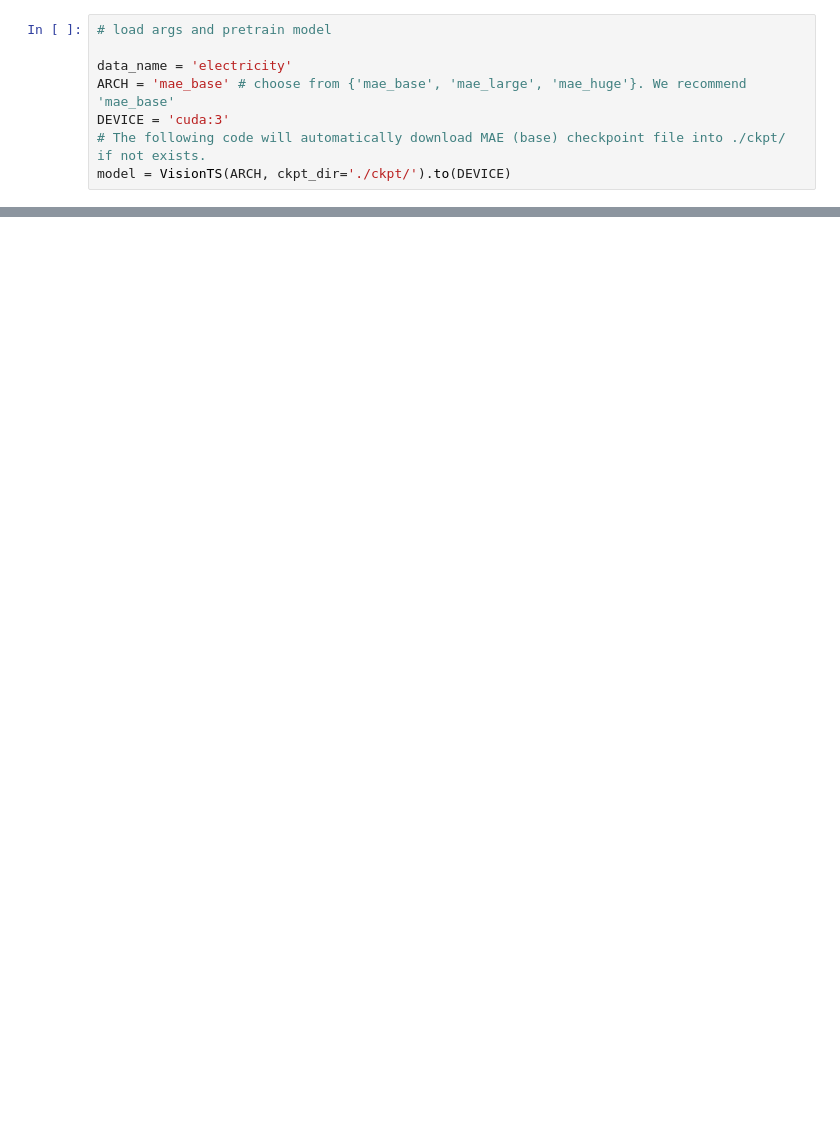
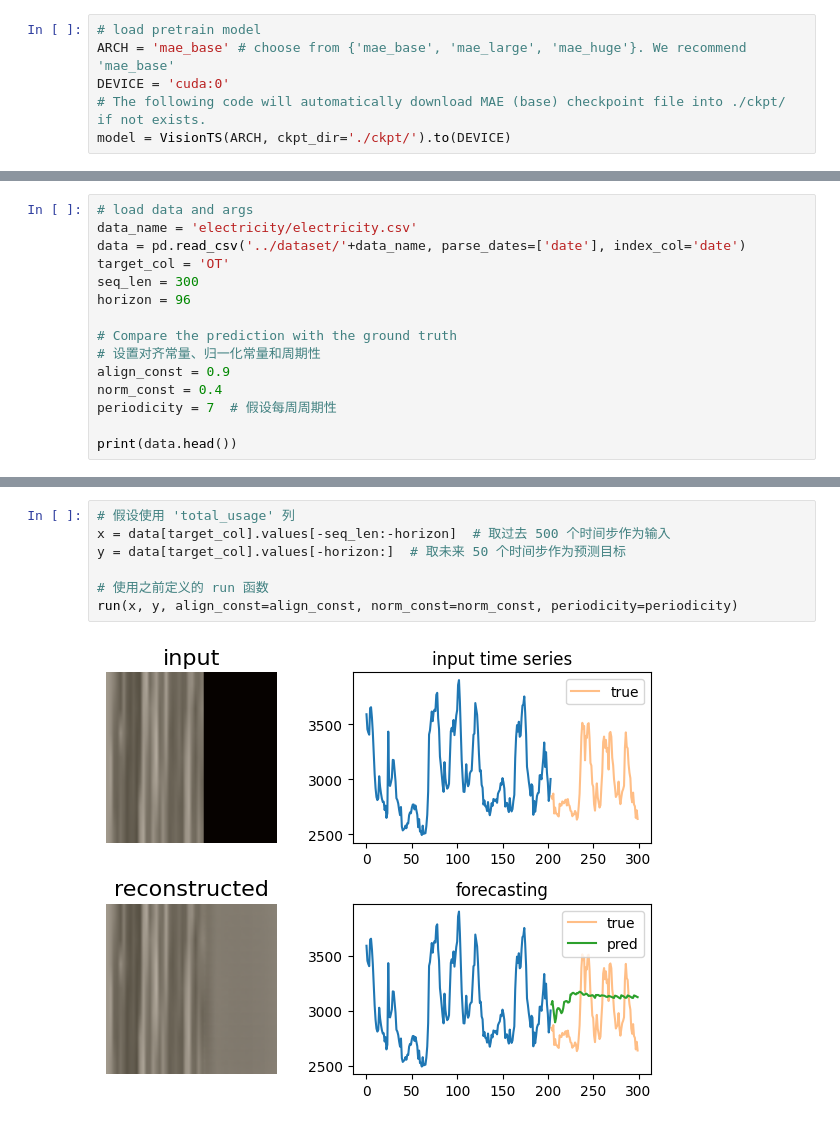
Before and after one commit to siruzhong/Time-VLM, a Jupyter notebook: tutorial/Visual_Representation_of_Time_Series.ipynb, the cells around one changed output, grey strips where cells are left out. Cells and saved outputs as stored; diff of their text form; blank space fills up the shorter version.

```diff
--- a/tutorial/Visual_Representation_of_Time_Series.ipynb
+++ b/tutorial/Visual_Representation_of_Time_Series.ipynb
@@ -10,8 +18,6 @@ from monash import gluonts_util
 # %%
-# load args and pretrain model
-
-data_name = 'electricity'
+# load pretrain model
 ARCH = 'mae_base' # choose from {'mae_base', 'mae_large', 'mae_huge'}. We recommend 'mae_base'
-DEVICE = 'cuda:3'
+DEVICE = 'cuda:0'
 # The following code will automatically download MAE (base) checkpoint file into ./ckpt/ if not exists.
 model = VisionTS(ARCH, ckpt_dir='./ckpt/').to(DEVICE)
@@ -33,0 +24,15 @@ def show_image(image, title=''):
+# %%
+# load data and args
+data_name = 'electricity/electricity.csv'
+data = pd.read_csv('../dataset/'+data_name, parse_dates=['date'], index_col='date')
+target_col = 'OT'
+seq_len = 300
+horizon = 96
+
+# Compare the prediction with the ground truth
+# 设置对齐常量、归一化常量和周期性
+align_const = 0.9
+norm_const = 0.4
+periodicity = 7  # 假设每周周期性
+
+print(data.head())
@@ -33,0 +103,9 @@ def show_image(image, title=''):
+# %%
+# 假设使用 'total_usage' 列
+x = data[target_col].values[-seq_len:-horizon]  # 取过去 500 个时间步作为输入
+y = data[target_col].values[-horizon:]  # 取未来 50 个时间步作为预测目标
+
+# 使用之前定义的 run 函数
+run(x, y, align_const=align_const, norm_const=norm_const, periodicity=periodicity)
+# %% [output]
+[figure, added]
```
Also changed, not shown: parts of 7 cells of this notebook, 11 other files.
